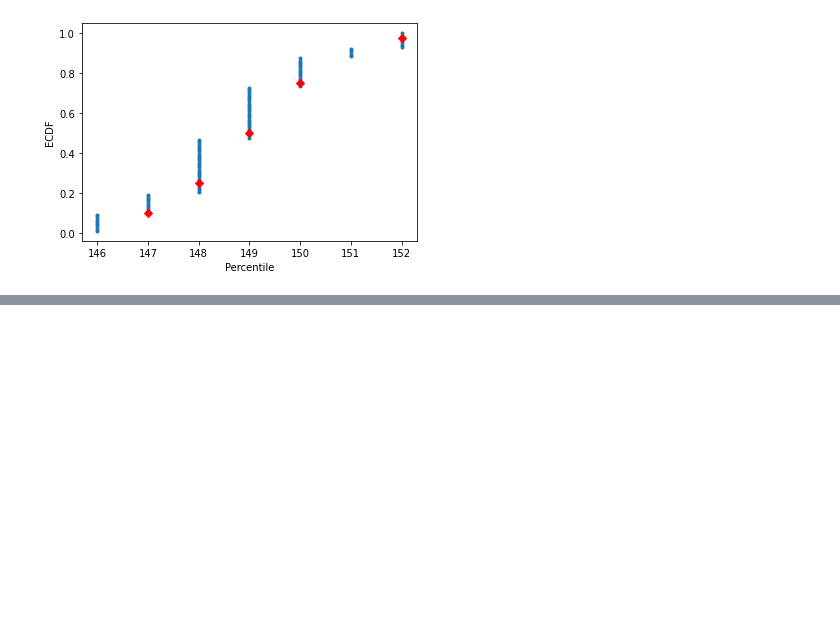
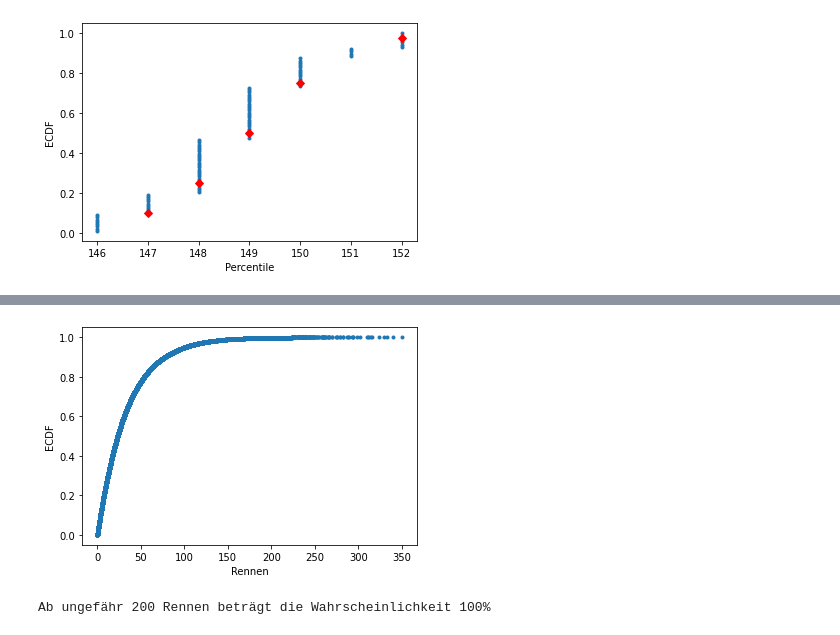
Before and after one commit to SurMux/ds, a Jupyter notebook: secretariat.ipynb, the cells around one changed output, grey strips where cells are left out. Cells and saved outputs as stored; diff of their text form; code cells hidden in the pictures; blank space fills up the shorter version.

```diff
--- a/secretariat.ipynb
+++ b/secretariat.ipynb
@@ -324,0 +412,16 @@ plt.show()
+# %%
+# CDFs
+x, y = ecdf(waiting)
+
+# Create Plot
+_ = plt.plot(x, y, marker='.', linestyle='none')
+_ = plt.xlabel('Rennen')
+_ = plt.ylabel('ECDF')
+
+# Show Plot
+plt.show()
+
+print('Ab ungefähr 200 Rennen beträgt die Wahrscheinlichkeit 100%')
+# %% [output]
+[figure, added]
+Ab ungefähr 200 Rennen beträgt die Wahrscheinlichkeit 100%
```
Also changed, not shown: parts of 7 cells of this notebook.
